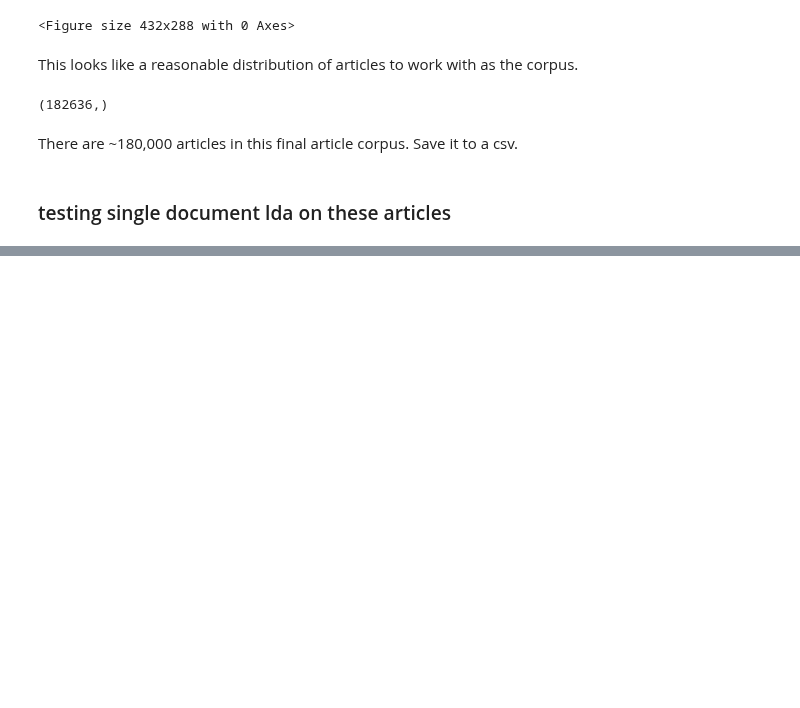
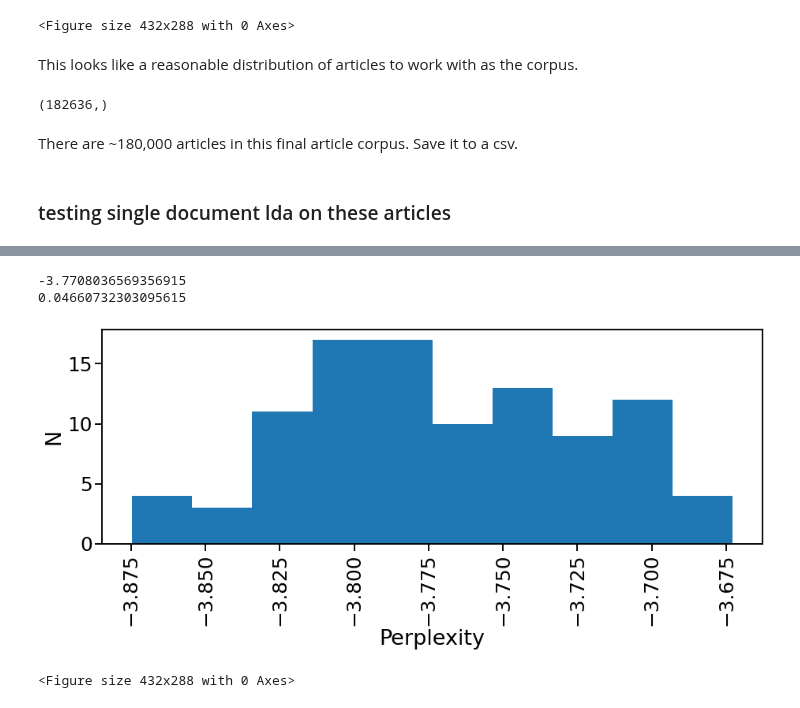
Before and after one commit to sagarsetru/debiaser, a Jupyter notebook: eda_article_db.ipynb, the cells around one changed output, grey strips where cells are left out. Drawn from its saved outputs; the diff is of its cells as text; code cells hidden in the pictures; blank space fills up the shorter version.

Commit message:
added some quick plotting code for looping over same article to evaluate how well single document lda is working

```diff
--- a/eda_article_db.ipynb
+++ b/eda_article_db.ipynb
@@ -479,6 +481,6 @@ def entity_recognizer(raw_text,nlp):
 
     return entity_dict
 # %%
-article_text = articles_df_random_subset.iloc[1,6]
+article_text = articles_df_random_subset.iloc[5,6]
 print(article_text)
 # %% [output]
@@ -726,3 +709,21 @@ topic
+# %%
+print(np.mean(perplexity_scores))
+print(np.std(perplexity_scores))
+# %% [output]
+-3.7708036569356915
+0.04660732303095615
+# %%
+plt.figure(figsize=(15,5));
+plt.hist(perplexity_scores);
+plt.ylabel('N');
+plt.xlabel('Perplexity')
+sns.set_context('talk', font_scale=1.5);
+plt.xticks(rotation=90);
+plt.show();
+plt.clf();
+# %% [output]
+[figure, added]
+<Figure size 432x288 with 0 Axes>
 # %%
 print(len(article_text))
 processed_corpus, processed_dictionary, bow_corpus = get_simple_corpus_dictionary_bow(article_processed,
```
Also changed, not shown: parts of 16 cells of this notebook.
